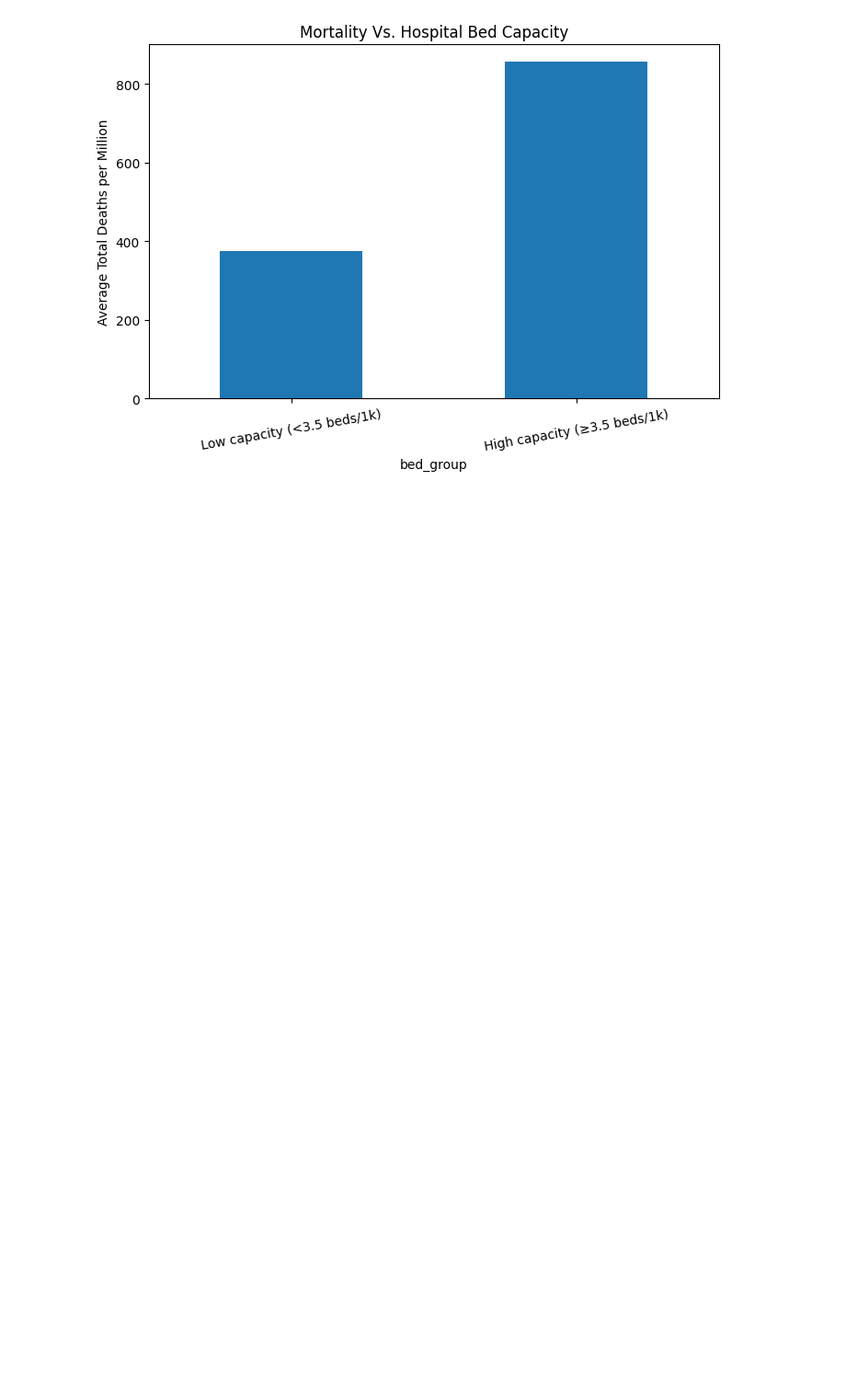
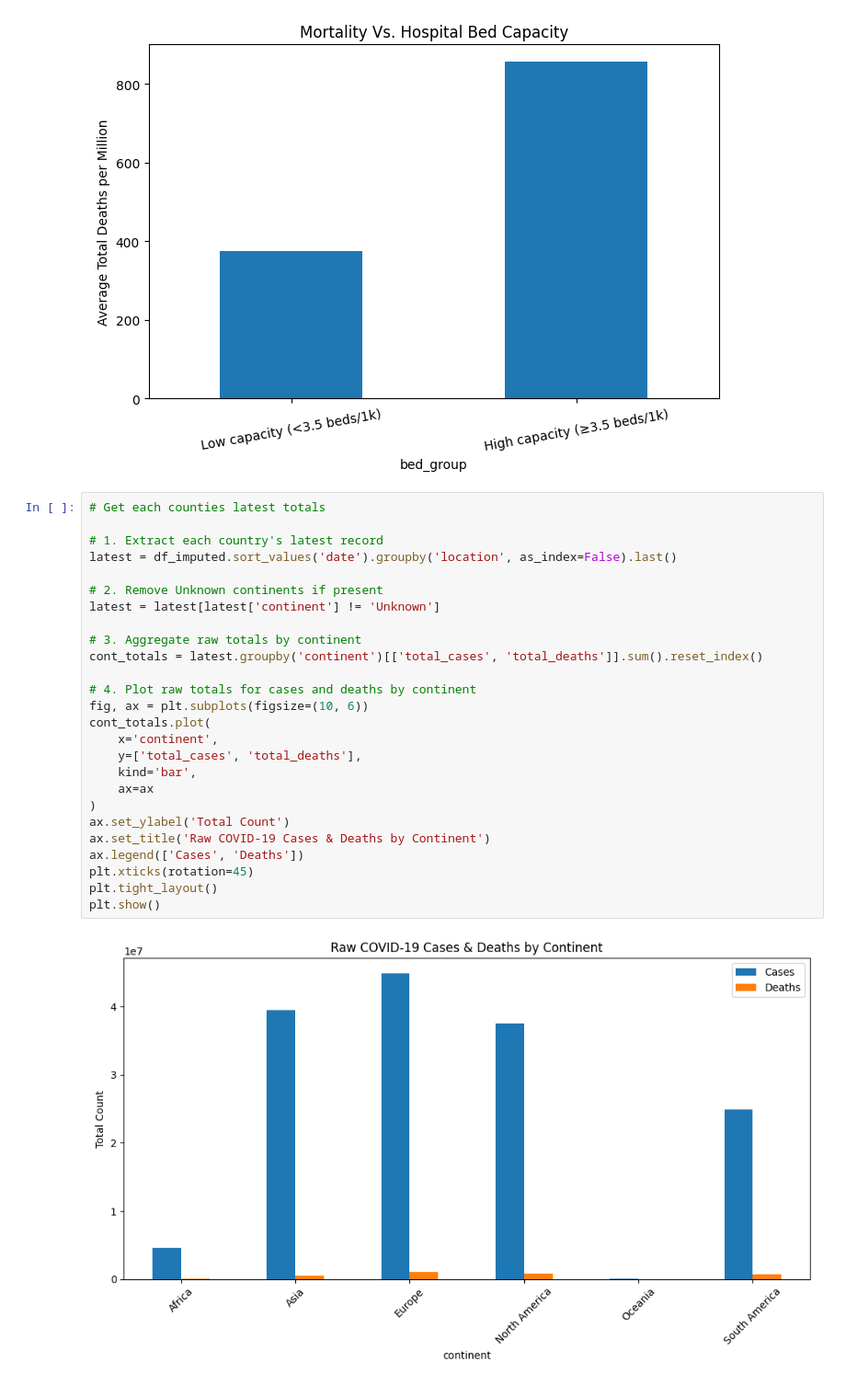
Before and after one commit to rushali09/Covid-Analysis-Dashboard, a Jupyter notebook: Documents/Project work/Pandemin Insights COVID-19 /Code_File.ipynb, the cells around one changed output. Shown: that part at 92% size. Drawn from its saved outputs; the diff is of its cells as text; blank space fills up the shorter version.

```diff
--- a/Documents/Project work/Pandemin Insights COVID-19 /Code_File.ipynb
+++ b/Documents/Project work/Pandemin Insights COVID-19 /Code_File.ipynb
@@ -419,3 +419,31 @@ plt.tight_layout
 plt.show()
 # %% [output]
 [figure]
+# %%
+# Get each counties latest totals
+
+# 1. Extract each country's latest record
+latest = df_imputed.sort_values('date').groupby('location', as_index=False).last()
+
+# 2. Remove Unknown continents if present
+latest = latest[latest['continent'] != 'Unknown']
+
+# 3. Aggregate raw totals by continent
+cont_totals = latest.groupby('continent')[['total_cases', 'total_deaths']].sum().reset_index()
+
+# 4. Plot raw totals for cases and deaths by continent
+fig, ax = plt.subplots(figsize=(10, 6))
+cont_totals.plot(
+    x='continent',
+    y=['total_cases', 'total_deaths'],
+    kind='bar',
+    ax=ax
+)
+ax.set_ylabel('Total Count')
+ax.set_title('Raw COVID-19 Cases & Deaths by Continent')
+ax.legend(['Cases', 'Deaths'])
+plt.xticks(rotation=45)
+plt.tight_layout()
+plt.show()
+# %% [output]
+[figure, added]
```
Also changed, not shown: parts of 10 cells of this notebook.
